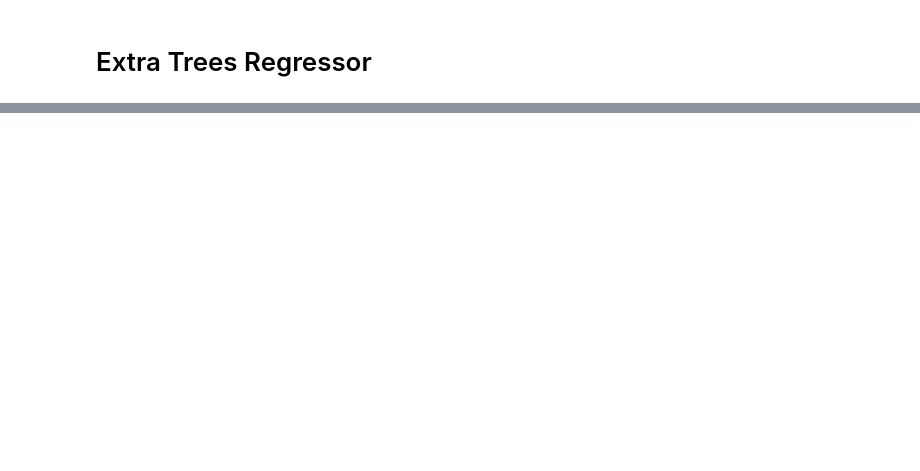
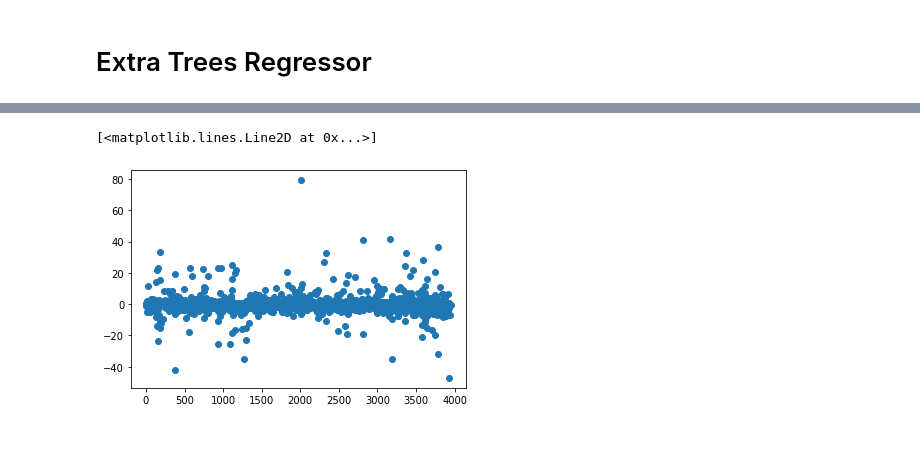
Before and after one commit to nadunys/data-storm-3.0, a Jupyter notebook: 2022-03-27/ds_1.ipynb, the cells around one changed output, grey strips where cells are left out. Saved outputs shown, nothing was run; the diff lists cells and outputs as text; code cells hidden in the pictures; blank space fills up the shorter version.

```diff
--- a/2022-03-27/ds_1.ipynb
+++ b/2022-03-27/ds_1.ipynb
@@ -212,2 +222,9 @@ plt.plot(Y_test - predicted, marker='o', linestyle='')
+# %%
+predicted = reg.predict(X_test)
+# %%
+plt.plot(Y_test - predicted, marker='o', linestyle='')
+# %% [output]
+[<matplotlib.lines.Line2D at 0x...>]
+[figure, added]
 # %% [markdown]
 #
```
Also changed, not shown: parts of 8 cells of this notebook.
